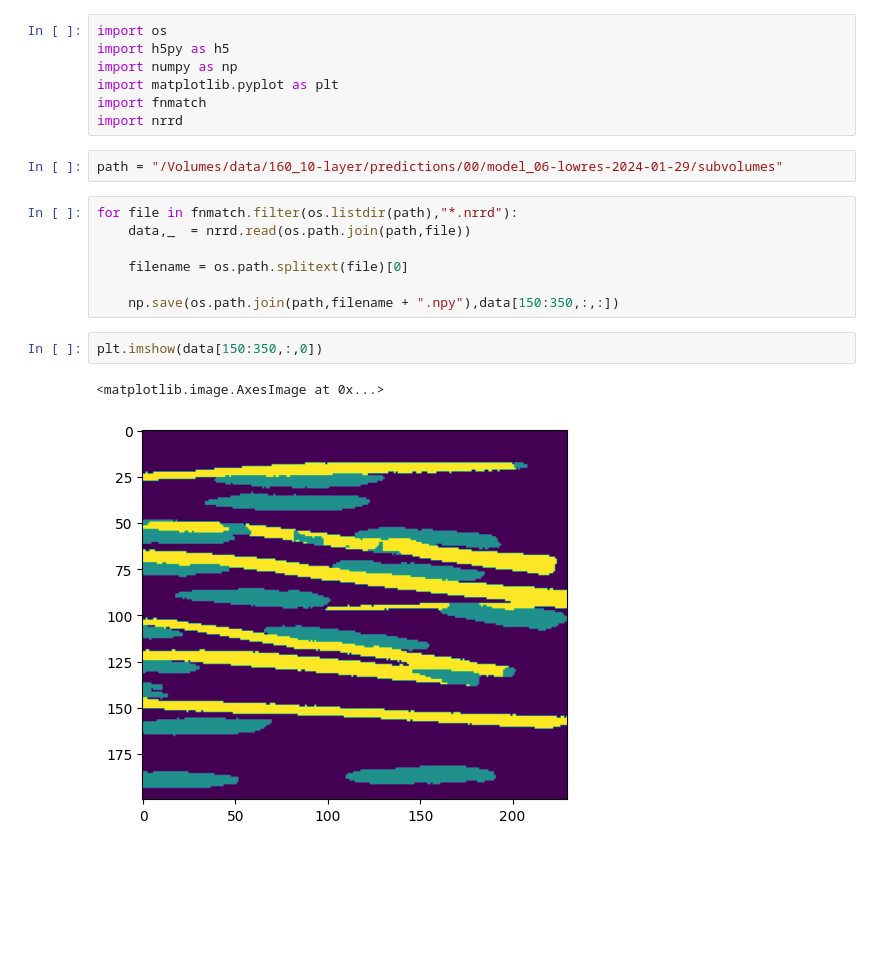
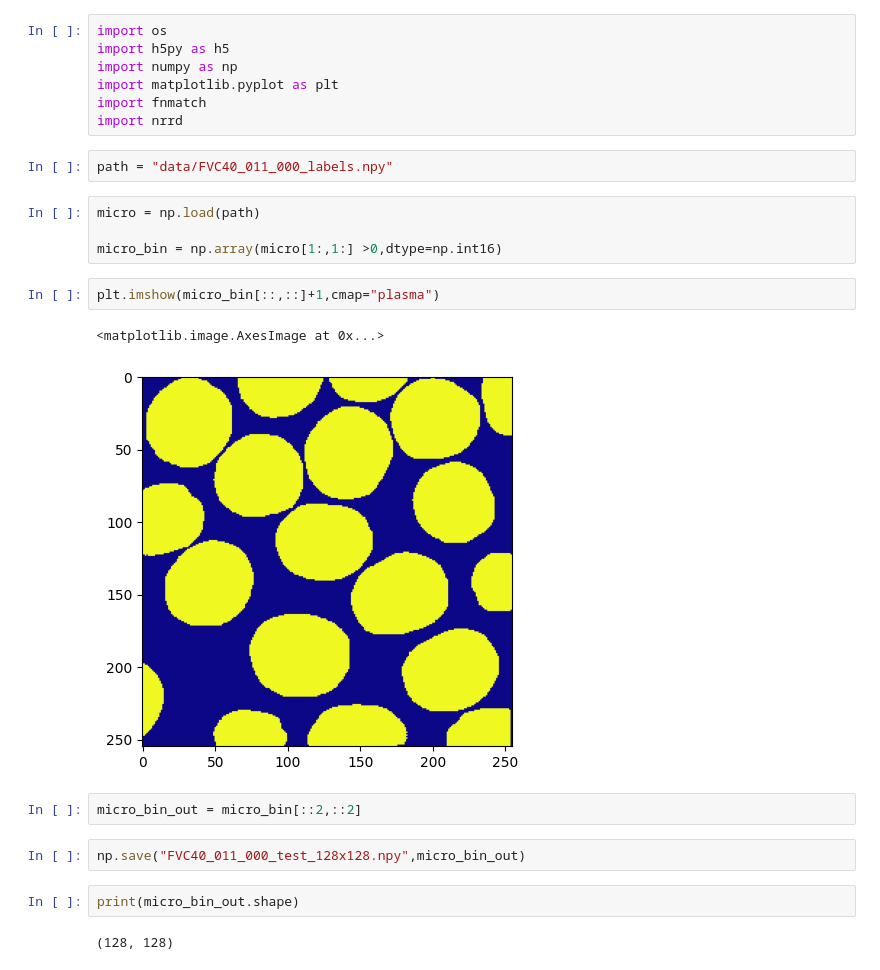
Before and after one commit to choROPeNt/MCRpy, a Jupyter notebook: notebooks/nrrd2npy.ipynb, the cells around one changed output. Cells and saved outputs as stored; diff of their text form; blank space fills up the shorter version.

```diff
--- a/notebooks/nrrd2npy.ipynb
+++ b/notebooks/nrrd2npy.ipynb
@@ -5,17 +5,22 @@ import numpy as np
 import matplotlib.pyplot as plt
 import fnmatch
 import nrrd
-# %%
-path = "/Volumes/data/160_10-layer/predictions/00/model_06-lowres-2024-01-29/subvolumes"
-# %%
-for file in fnmatch.filter(os.listdir(path),"*.nrrd"):
-    data,_  = nrrd.read(os.path.join(path,file))
-
-    filename = os.path.splitext(file)[0]
-
-    np.save(os.path.join(path,filename + ".npy"),data[150:350,:,:])
-# %%
-plt.imshow(data[150:350,:,0])
-# %% [output]
-<matplotlib.image.AxesImage at 0x...>
-[figure, removed]
+# %%
+path = "data/FVC40_011_000_labels.npy"
+# %%
+micro = np.load(path)
+
+micro_bin = np.array(micro[1:,1:] >0,dtype=np.int16)
+# %%
+plt.imshow(micro_bin[::,::]+1,cmap="plasma")
+# %% [output]
+<matplotlib.image.AxesImage at 0x...>
+[figure, added]
+# %%
+micro_bin_out = micro_bin[::2,::2]
+# %%
+np.save("FVC40_011_000_test_128x128.npy",micro_bin_out)
+# %%
+print(micro_bin_out.shape)
+# %% [output]
+(128, 128)
```
Also changed, not shown: 4 other files.
